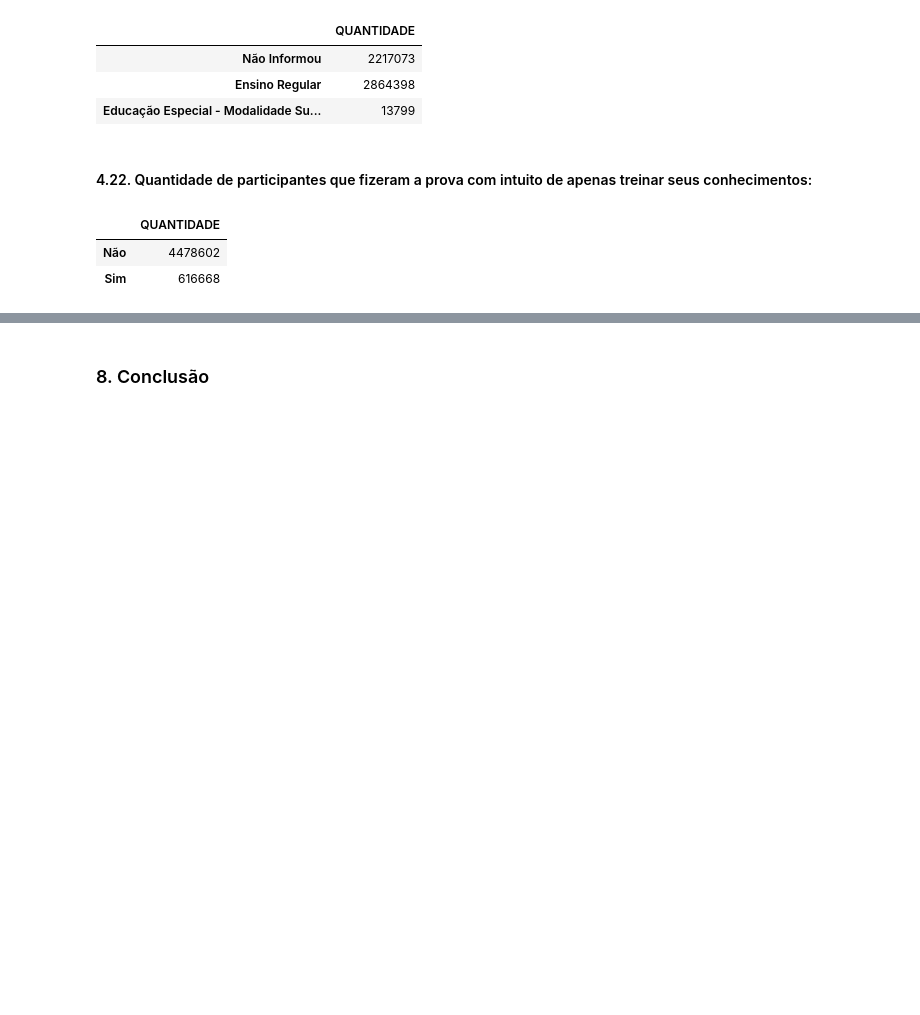
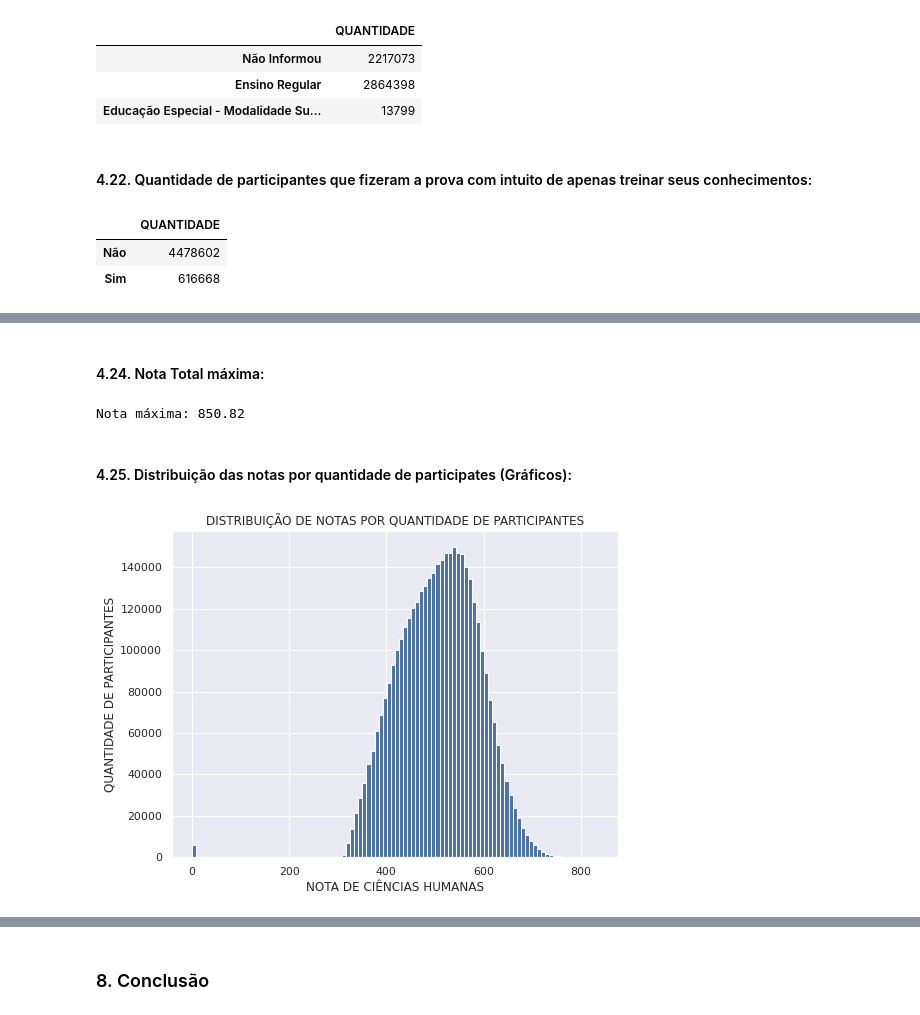
Before and after one commit to joaoo-vittor/analise-microdados-enem-2019, a Jupyter notebook: Insight_MicrodadosEnem.ipynb, the cells around one changed output, grey strips where cells are left out. Drawn from its saved outputs; the diff is of its cells as text; code cells hidden in the pictures; blank space fills up the shorter version.

Commit message:
Finalização da Análise Exploratória do Microdados do Enem 2019

```diff
--- a/Insight_MicrodadosEnem.ipynb
+++ b/Insight_MicrodadosEnem.ipynb
@@ -721,0 +756,5 @@ plt.show()
+# %%
+col = ['NU_NOTA_CN', 'NU_NOTA_CH', 'NU_NOTA_LC', 'NU_NOTA_MT', 'NU_NOTA_REDACAO',
+       'TP_ESCOLA', 'TP_COR_RACA', 'TP_SEXO', 'SG_UF_RESIDENCIA']
+# %%
+df_prova_obj = read_data_columns(path_microdados, columns=col)
@@ -721,0 +783,2 @@ plt.show()
+# %%
+df_prova_obj['NU_NOTA_TOTAL'] = df_prova_obj.iloc[:, :5].sum(axis=1).values / 5
@@ -721,0 +794,18 @@ plt.show()
+# %% [markdown]
+#### 4.24. Nota Total máxima:
+# %%
+n = df_prova_obj['NU_NOTA_TOTAL'].max()
+print(f'Nota máxima: {n:.2f}')
+# %% [output]
+Nota máxima: 850.82
+# %% [markdown]
+#### 4.25. Distribuição das notas por quantidade de participates (Gráficos):
+# %%
+plt.subplots(figsize=(8, 6))
+df_prova_obj['NU_NOTA_CH'].hist(bins=100)
+plt.title('DISTRIBUIÇÃO DE NOTAS POR QUANTIDADE DE PARTICIPANTES')
+plt.xlabel('NOTA DE CIÊNCIAS HUMANAS')
+plt.ylabel('QUANTIDADE DE PARTICIPANTES')
+plt.show()
+# %% [output]
+[figure, added]
```
Also changed, not shown: parts of 92 cells of this notebook.
